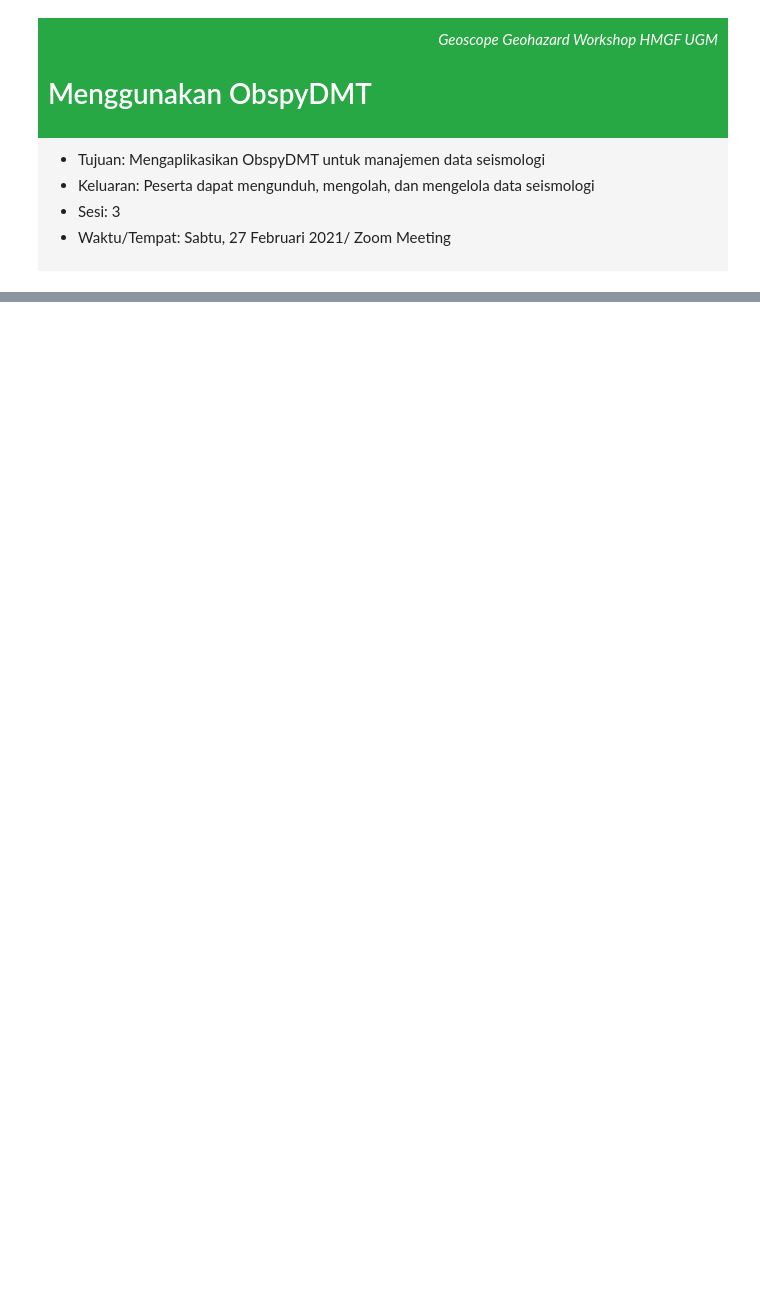
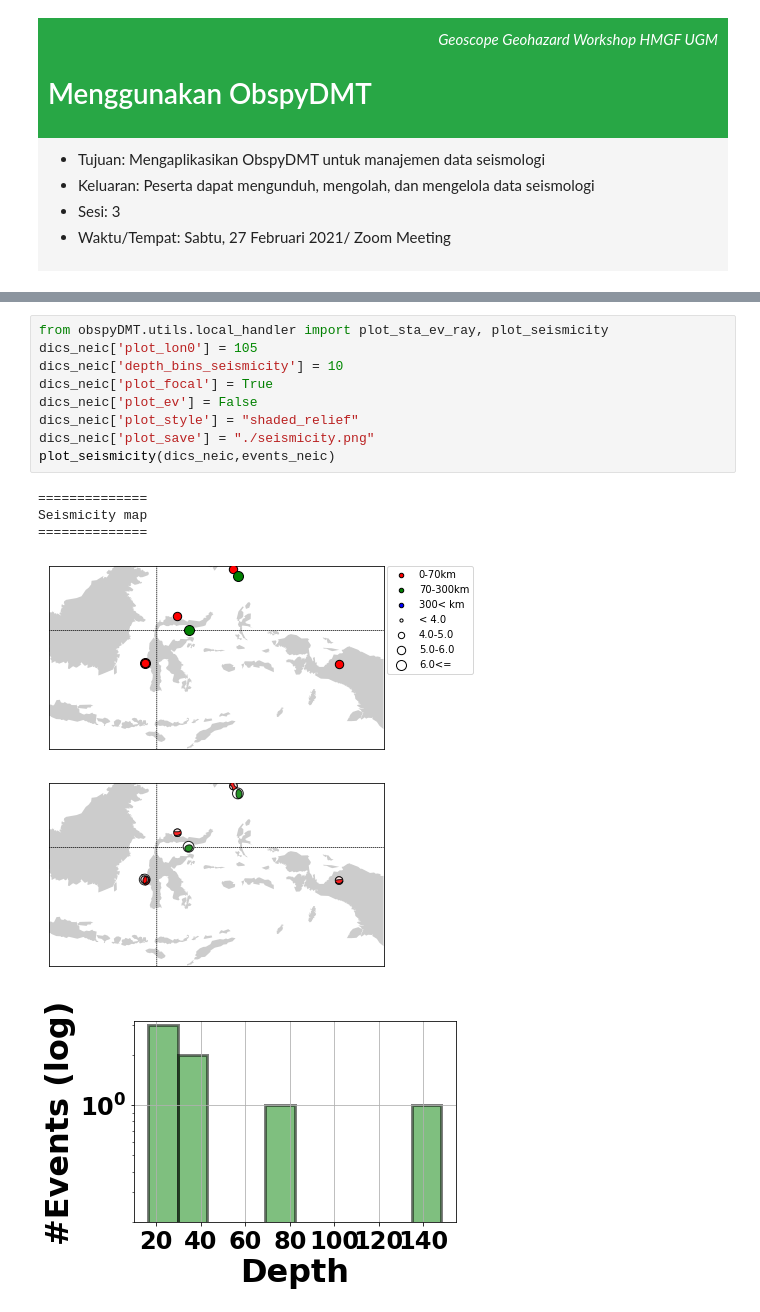
Before and after one commit to anangsahroni/geoscope-geohazard-workshop, a Jupyter notebook: 3_ObspyDMT_dan_Penggunaannya.ipynb, the cells around one changed output, grey strips where cells are left out. Saved outputs shown, nothing was run; the diff lists cells and outputs as text; blank space fills up the shorter version.

```diff
--- a/3_ObspyDMT_dan_Penggunaannya.ipynb
+++ b/3_ObspyDMT_dan_Penggunaannya.ipynb
@@ -409,0 +534,16 @@ obspyDMT --datapath data_mamuju_az45 --local --plot_waveform --plot_dir syngine_
+# %%
+from obspyDMT.utils.local_handler import plot_sta_ev_ray, plot_seismicity
+dics_neic['plot_lon0'] = 105
+dics_neic['depth_bins_seismicity'] = 10
+dics_neic['plot_focal'] = True
+dics_neic['plot_ev'] = False
+dics_neic['plot_style'] = "shaded_relief"
+dics_neic['plot_save'] = "./seismicity.png"
+plot_seismicity(dics_neic,events_neic)
+# %% [output]
+==============
+Seismicity map
+==============
+[figure, added]
+[figure, added]
+[figure, added]
```
Also changed, not shown: parts of 14 cells of this notebook.
